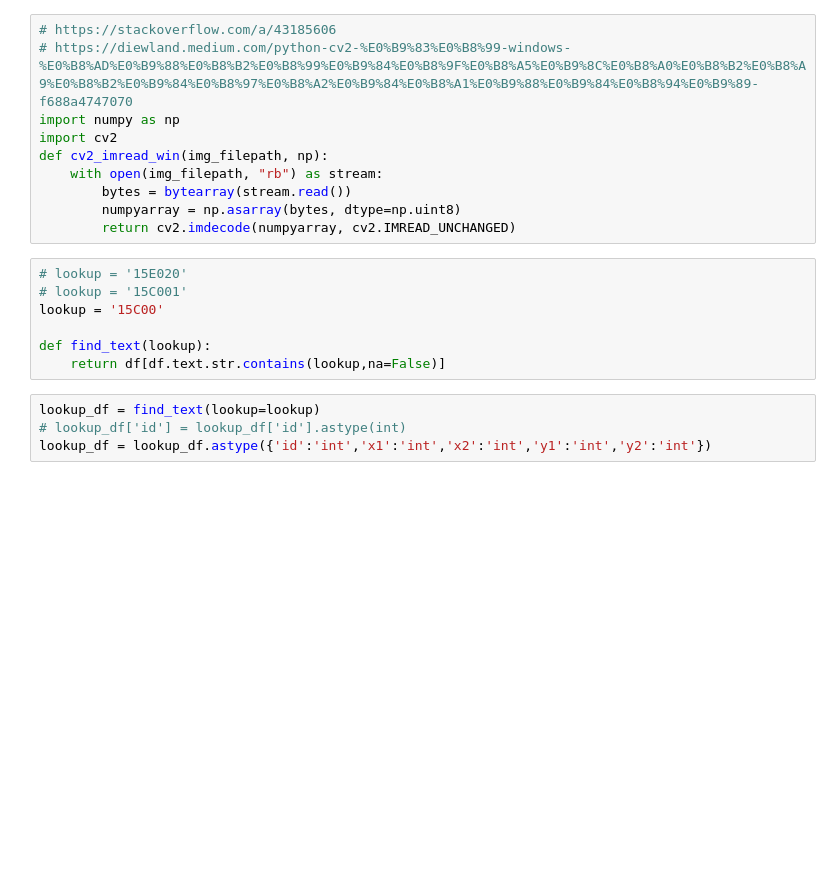
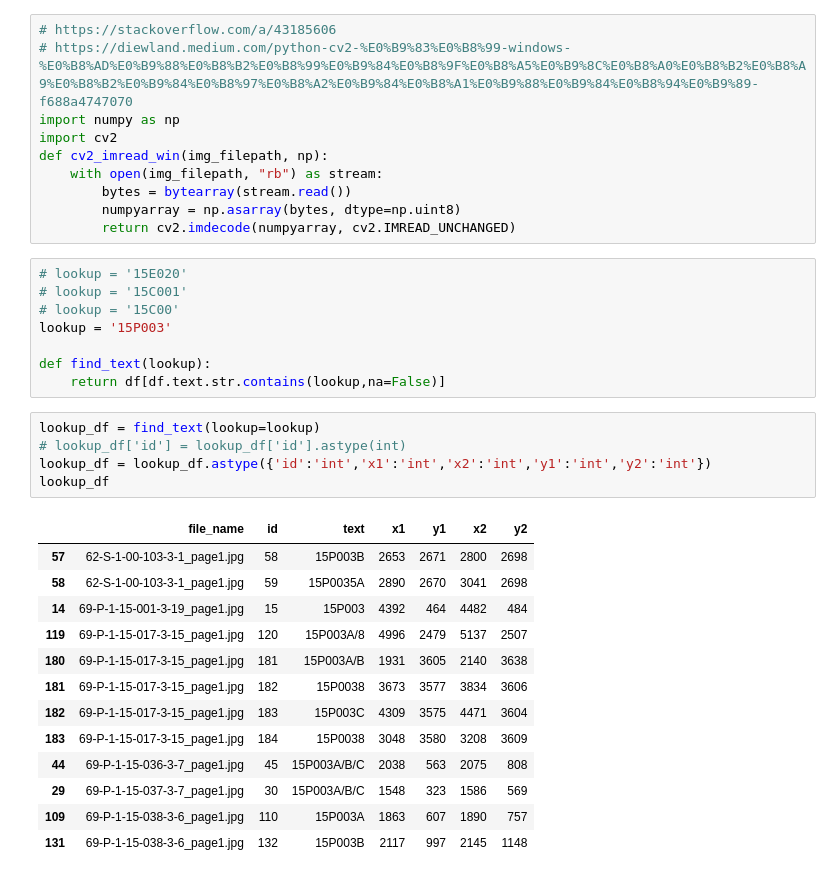
Before and after one commit to chanathipea/Image2Text, a Jupyter notebook: search_text_in_dwg.ipynb, the cells around one changed output. Saved outputs shown, nothing was run; the diff lists cells and outputs as text; blank space fills up the shorter version.

```diff
--- a/search_text_in_dwg.ipynb
+++ b/search_text_in_dwg.ipynb
@@ -37,14 +37,30 @@ def cv2_imread_win(img_filepath, np):
 # %%
 # lookup = '15E020'
 # lookup = '15C001'
-lookup = '15C00'
+# lookup = '15C00'
+lookup = '15P003'
 
 def find_text(lookup):
     return df[df.text.str.contains(lookup,na=False)]
 # %%
 lookup_df = find_text(lookup=lookup)
 # lookup_df['id'] = lookup_df['id'].astype(int)
 lookup_df = lookup_df.astype({'id':'int','x1':'int','x2':'int','y1':'int','y2':'int'})
+lookup_df
+# %% [output]
+|  | file_name | id | text | x1 | y1 | x2 | y2 |
+| 57 | 62-S-1-00-103-3-1_page1.jpg | 58 | 15P003B | 2653 | 2671 | 2800 | 2698 |
+| 58 | 62-S-1-00-103-3-1_page1.jpg | 59 | 15P0035A | 2890 | 2670 | 3041 | 2698 |
+| 14 | 69-P-1-15-001-3-19_page1.jpg | 15 | 15P003 | 4392 | 464 | 4482 | 484 |
+| 119 | 69-P-1-15-017-3-15_page1.jpg | 120 | 15P003A/8 | 4996 | 2479 | 5137 | 2507 |
+| 180 | 69-P-1-15-017-3-15_page1.jpg | 181 | 15P003A/B | 1931 | 3605 | 2140 | 3638 |
+| 181 | 69-P-1-15-017-3-15_page1.jpg | 182 | 15P0038 | 3673 | 3577 | 3834 | 3606 |
+| 182 | 69-P-1-15-017-3-15_page1.jpg | 183 | 15P003C | 4309 | 3575 | 4471 | 3604 |
+| 183 | 69-P-1-15-017-3-15_page1.jpg | 184 | 15P0038 | 3048 | 3580 | 3208 | 3609 |
+| 44 | 69-P-1-15-036-3-7_page1.jpg | 45 | 15P003A/B/C | 2038 | 563 | 2075 | 808 |
+| 29 | 69-P-1-15-037-3-7_page1.jpg | 30 | 15P003A/B/C | 1548 | 323 | 1586 | 569 |
+| 109 | 69-P-1-15-038-3-6_page1.jpg | 110 | 15P003A | 1863 | 607 | 1890 | 757 |
+| 131 | 69-P-1-15-038-3-6_page1.jpg | 132 | 15P003B | 2117 | 997 | 2145 | 1148 |
 # %%
 lookup_file_name = lookup_df.groupby('file_name',as_index=False).agg(qty=('id', 'count'))
 print(lookup_file_name)
```
Also changed, not shown: parts of 2 cells of this notebook.
